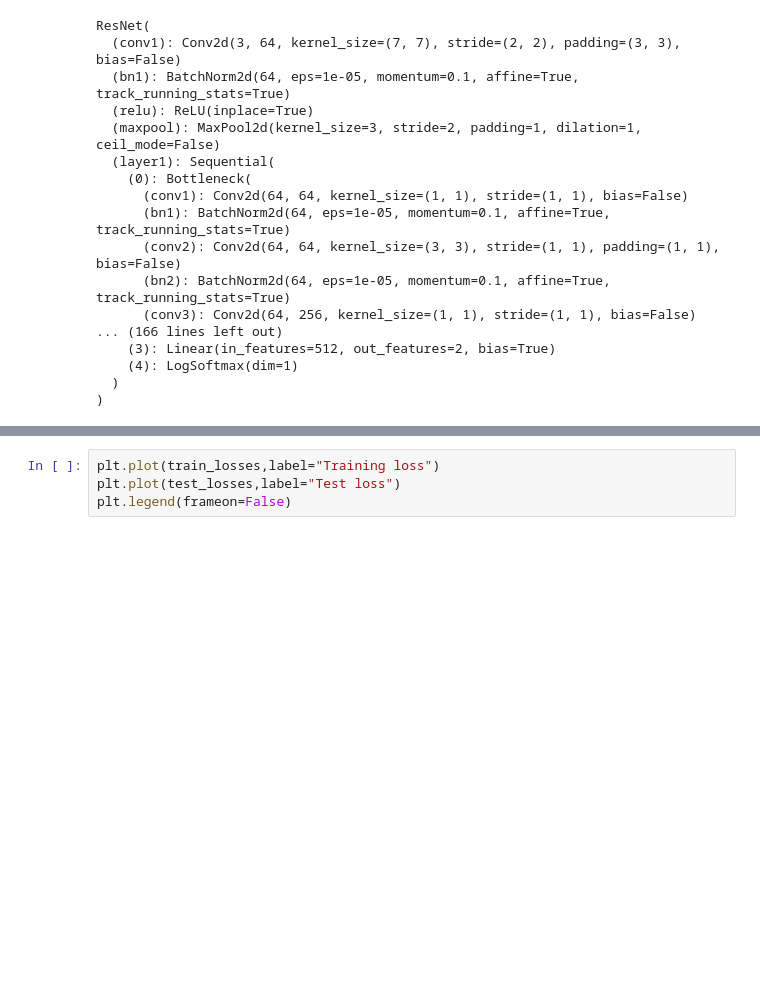
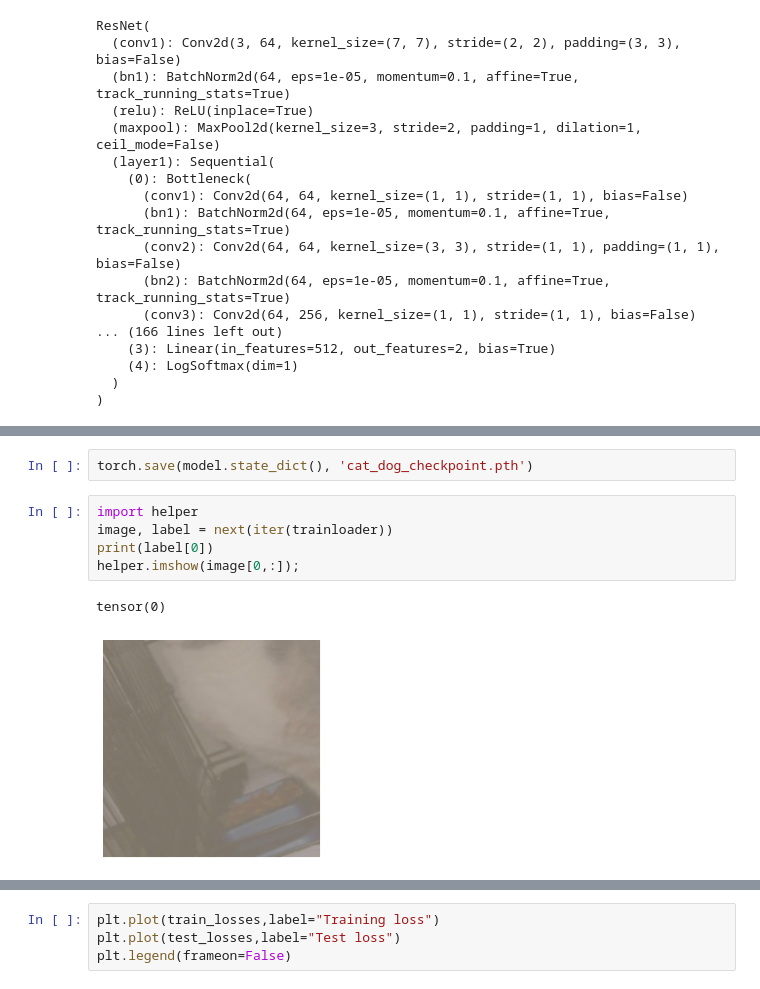
Before and after one commit to staskh/deep-learning-v2-pytorch, a Jupyter notebook: intro-to-pytorch/Part 8 - Transfer Learning (Exercises).ipynb, the cells around one changed output, grey strips where cells are left out. Saved outputs shown, nothing was run; the diff lists cells and outputs as text; blank space fills up the shorter version.

```diff
--- a/intro-to-pytorch/Part 8 - Transfer Learning (Exercises).ipynb
+++ b/intro-to-pytorch/Part 8 - Transfer Learning (Exercises).ipynb
@@ -312,0 +329,10 @@ RuntimeError: Input type (torch.FloatTensor) and weight type (torch.cuda.FloatTe
+# %%
+torch.save(model.state_dict(), 'cat_dog_checkpoint.pth')
+# %%
+import helper
+image, label = next(iter(trainloader))
+print(label[0])
+helper.imshow(image[0,:]);
+# %% [output]
+tensor(0)
+[figure, added]
```
Also changed, not shown: parts of 4 cells of this notebook.
